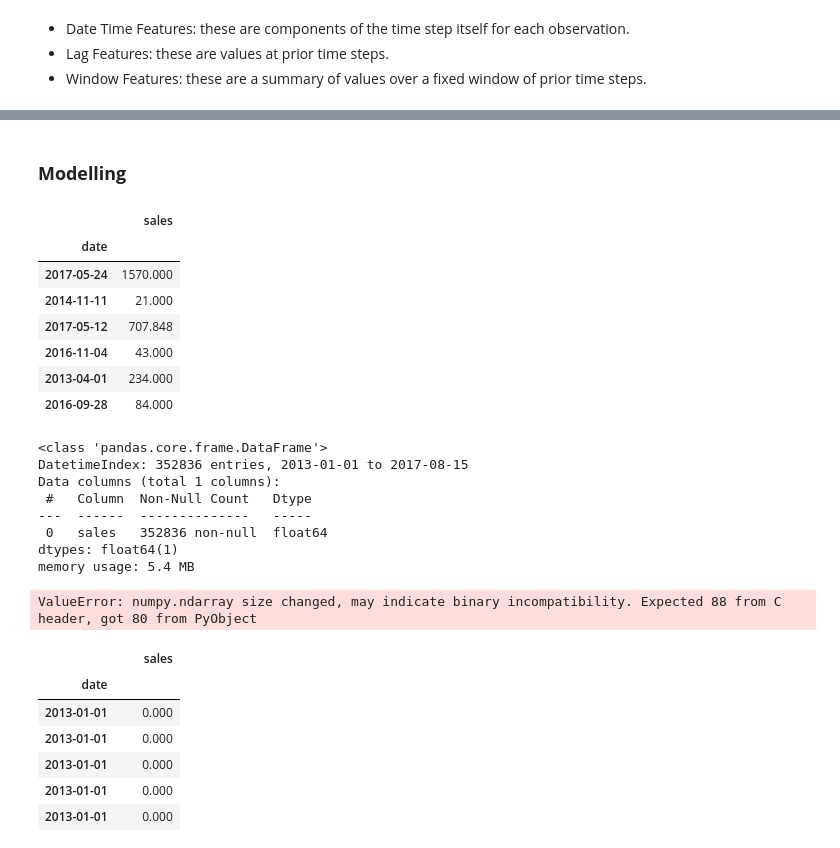
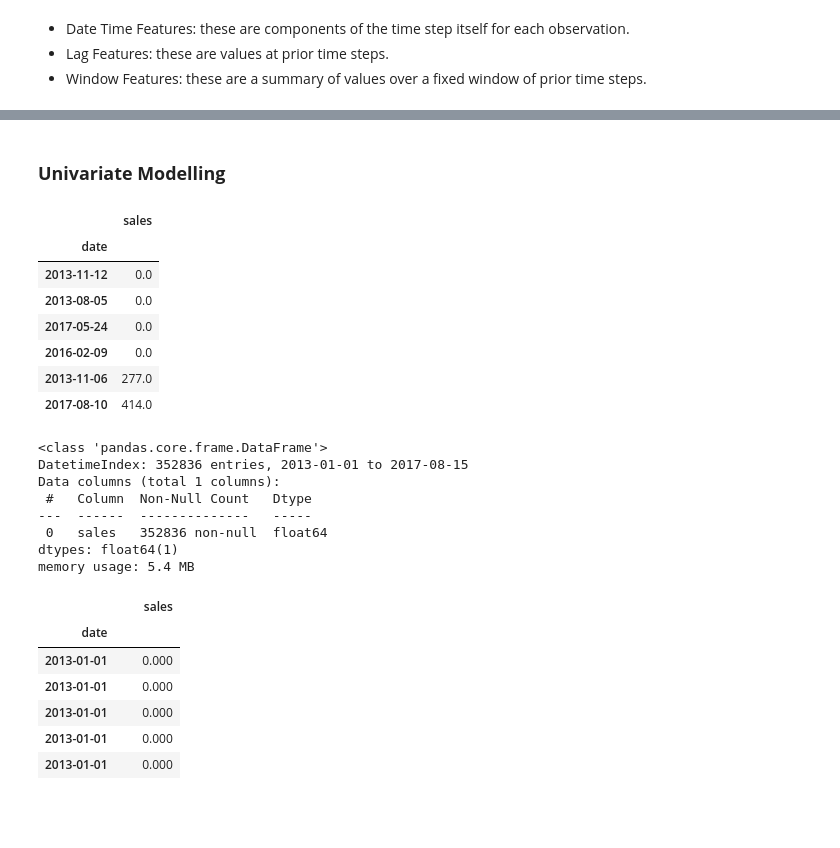
Before and after one commit to aaronayitey/LP3-Time-Series-Analysis, a Jupyter notebook: code.ipynb, the cells around one changed output, grey strips where cells are left out. Saved outputs shown, nothing was run; the diff lists cells and outputs as text; code cells hidden in the pictures; blank space fills up the shorter version.

Commit message:
sample down data and rectified some codes

```diff
--- a/code.ipynb
+++ b/code.ipynb
@@ -1450,19 +1441,18 @@ salesdata
 # %% [markdown]
-### **Modelling**
+### **Univariate Modelling**
 # %%
-time_series= salesdata.drop(columns=['id','store_number', 'family', 'onpromotion', 'city', 'state', 'type', 'cluster', 'oil_prices', 'holiday_type', 'locale',
-       'locale_name', 'description', 'transferred'])
+time_series= salesdata[['date','sales']]
 time_series= time_series.set_index("date")
 time_series.sample(6)
 # %% [output]
 |  | sales |
 | date |  |
-| 2017-05-24 | 1570.000 |
-| 2014-11-11 | 21.000 |
-| 2017-05-12 | 707.848 |
-| 2016-11-04 | 43.000 |
-| 2013-04-01 | 234.000 |
-| 2016-09-28 | 84.000 |
+| 2013-11-12 | 0.0 |
+| 2013-08-05 | 0.0 |
+| 2017-05-24 | 0.0 |
+| 2016-02-09 | 0.0 |
+| 2013-11-06 | 277.0 |
+| 2017-08-10 | 414.0 |
 # %%
 train, eval_set= train_test_split(time_series, test_size= 0.20,random_state=42)
 # %%
@@ -1479,7 +1499,6 @@ memory usage: 5.4 MB
 # %%
 ## Determining the Optimal Arima model for the train data
-from pmdarima import auto_arima
-sarima_model = pm.auto_arima(time_series,
+sarima_model = pm.auto_arima(sampled_time_series,
                              m=12,
                              seasonal=True,
                              start_p=0,
@@ -1495,8 +1514,6 @@ sarima_model = pm.auto_arima(time_series,
 
 
 
-
-
 ##basically, we are telling autoarima to perform a grid-cv kinda search to find the best parameters
 
 ##stepwise = true means the model will systematically take a look at each p,d,q values set to choose the best pdq combo based on AIC
@@ -1504,8 +1521,6 @@ sarima_model = pm.auto_arima(time_series,
 ## we choose the max p,d,q per information from our pACF and ACF plot
 
 ##result
-# %% [output]
-ValueError: numpy.ndarray size changed, may indicate binary incompatibility. Expected 88 from C header, got 80 from PyObject
 # %%
 time_series
 # %% [output]
```
Also changed, not shown: parts of 25 cells of this notebook.
